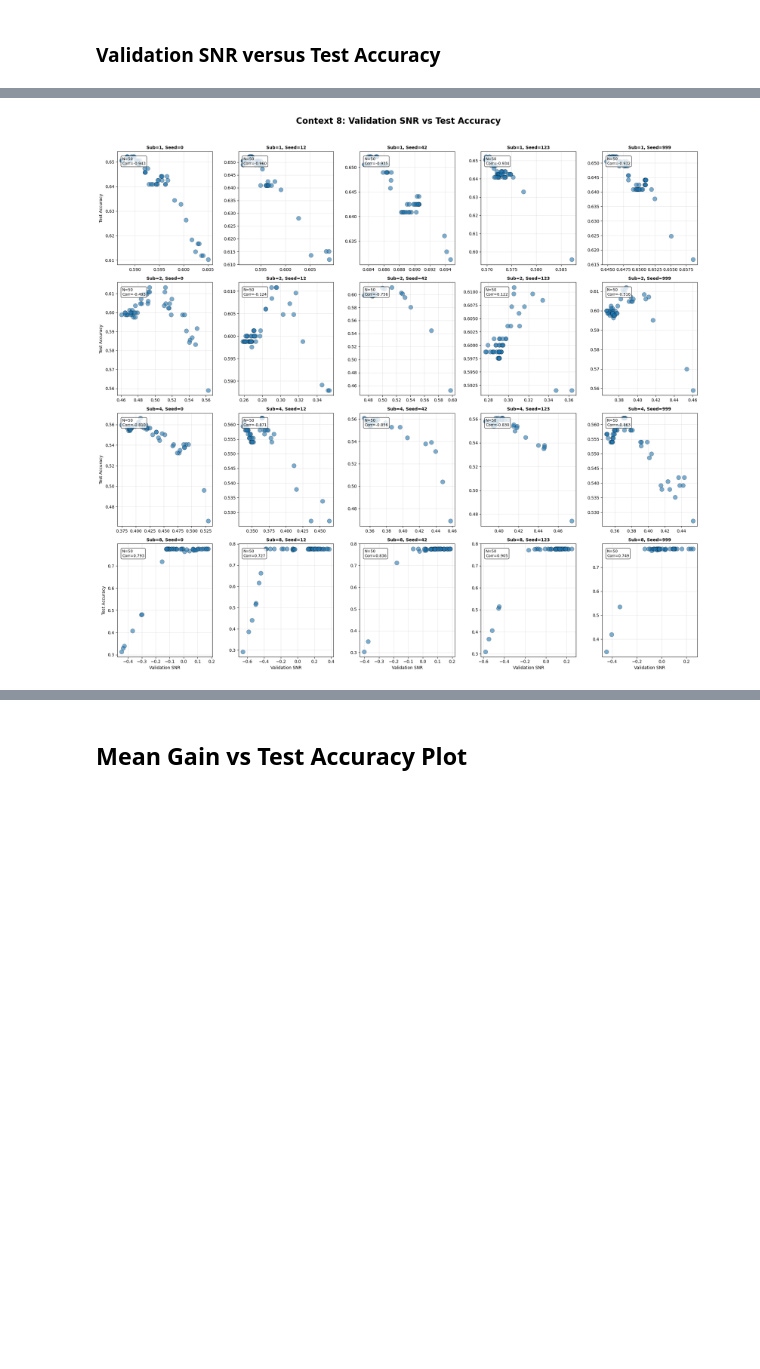
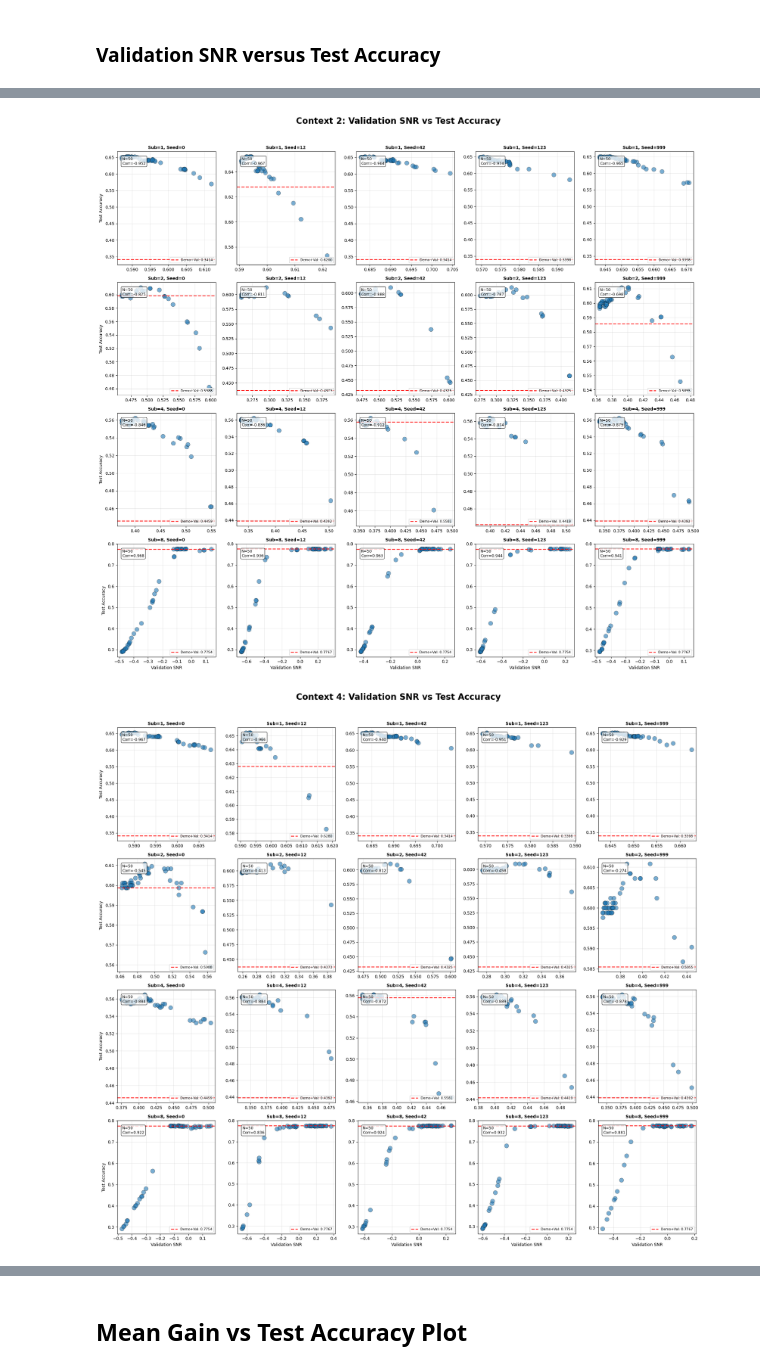
Before and after one commit to xxxxxa-hub/vpl_llm, a Jupyter notebook: visualize.ipynb, the cells around one changed output, grey strips where cells are left out. Drawn from its saved outputs; the diff is of its cells as text; code cells hidden in the pictures; blank space fills up the shorter version.

Commit message:
Visualize results for all context length and dem+val

```diff
--- a/visualize.ipynb
+++ b/visualize.ipynb
@@ -261,8 +261,7 @@ from itertools import product
 # Define all subsets and seeds
 subsets = [1, 2, 4, 8]
 seeds = [0, 12, 42, 123, 999]
-# contexts = [2, 4, 8]
-contexts = [8]
+contexts = [2, 4, 8]
 
 # Base directory
 base_dir = Path("/hpc/group/fanglab/xx102/vpl_llm/results")
@@ -406,0 +406,24 @@ Records with gains: 1000
+# %%
+# Load demo+val inference accuracy values
+demo_val_accuracies = {}
+
+for subset in subsets:
+    for seed in seeds:
+        metrics_path = base_dir / f"inference_dem_val_subset_{subset}_demo_50_validation_50_seed{seed}" / "metrics.json"
+
+        try:
+            with open(metrics_path, 'r') as f:
+                metrics = json.load(f)
+
+            accuracy = metrics.get("accuracy")
+            demo_val_accuracies[(subset, seed)] = accuracy
+
+        except FileNotFoundError:
+            print(f"✗ Metrics file not found for subset={subset}, seed={seed}")
+        except Exception as e:
+            print(f"✗ Error loading metrics for subset={subset}, seed={seed}: {e}")
+
+print(f"✓ Loaded {len(demo_val_accuracies)} demo+val accuracy values")
+print("\nDemo+Val Accuracies by (subset, seed):")
+for (subset, seed), acc in sorted(demo_val_accuracies.items()):
+    print(f"  Subset {subset}, Seed {seed}: {acc:.6f}")
@@ -424,31 +465,39 @@ for context_val in unique_contexts:
     for row, subset in enumerate(subsets_sorted):
         for col, seed in enumerate(seeds_sorted):
             ax = axes[row, col]
 
             # Filter data for specific subset and seed
             data = df_context[(df_context['subset'] == subset) & (df_context['seed'] == seed)]
 
             if not data.empty:
                 ax.scatter(data['valid_snr'], data['test_accuracy'],
                           alpha=0.6, s=100, edgecolors='black', linewidth=0.5, color='tab:blue')
 
                 # Calculate correlation
                 corr = data['valid_snr'].corr(data['test_accuracy'])
                 ax.text(0.05, 0.95, f'N={len(data)}\nCorr={corr:.3f}',
                         transform=ax.transAxes, verticalalignment='top',
                         bbox=dict(boxstyle='round', facecolor='white', alpha=0.8), fontsize=9)
 
+                # Add horizontal line for demo+val accuracy
+                if (subset, seed) in demo_val_accuracies:
+                    demo_val_acc = demo_val_accuracies[(subset, seed)]
+                    ax.axhline(y=demo_val_acc, color='red', linestyle='--', linewidth=2,
+                              label=f'Demo+Val: {demo_val_acc:.4f}', alpha=0.8)
+                    ax.legend(fontsize=8, loc='lower right')
+
             ax.set_title(f'Sub={subset}, Seed={seed}', fontsize=10, fontweight='bold')
             if row == len(subsets_sorted) - 1: ax.set_xlabel('Validation SNR')
             if col == 0: ax.set_ylabel('Test Accuracy')
             ax.grid(True, alpha=0.3)
 
     plt.suptitle(f'Context {context_val}: Validation SNR vs Test Accuracy',
                  fontsize=20, fontweight='bold', y=1.02)
     plt.tight_layout()
 
     # Save figure for this context
     plt.savefig(f'figures/snr_vs_accuracy_context_{context_val}.png', dpi=300, bbox_inches='tight')
     plt.show()
 # %% [output]
-[figure, old version]
+[figure, new version]
+[figure, added]
```
Also changed, not shown: parts of 5 cells of this notebook.
